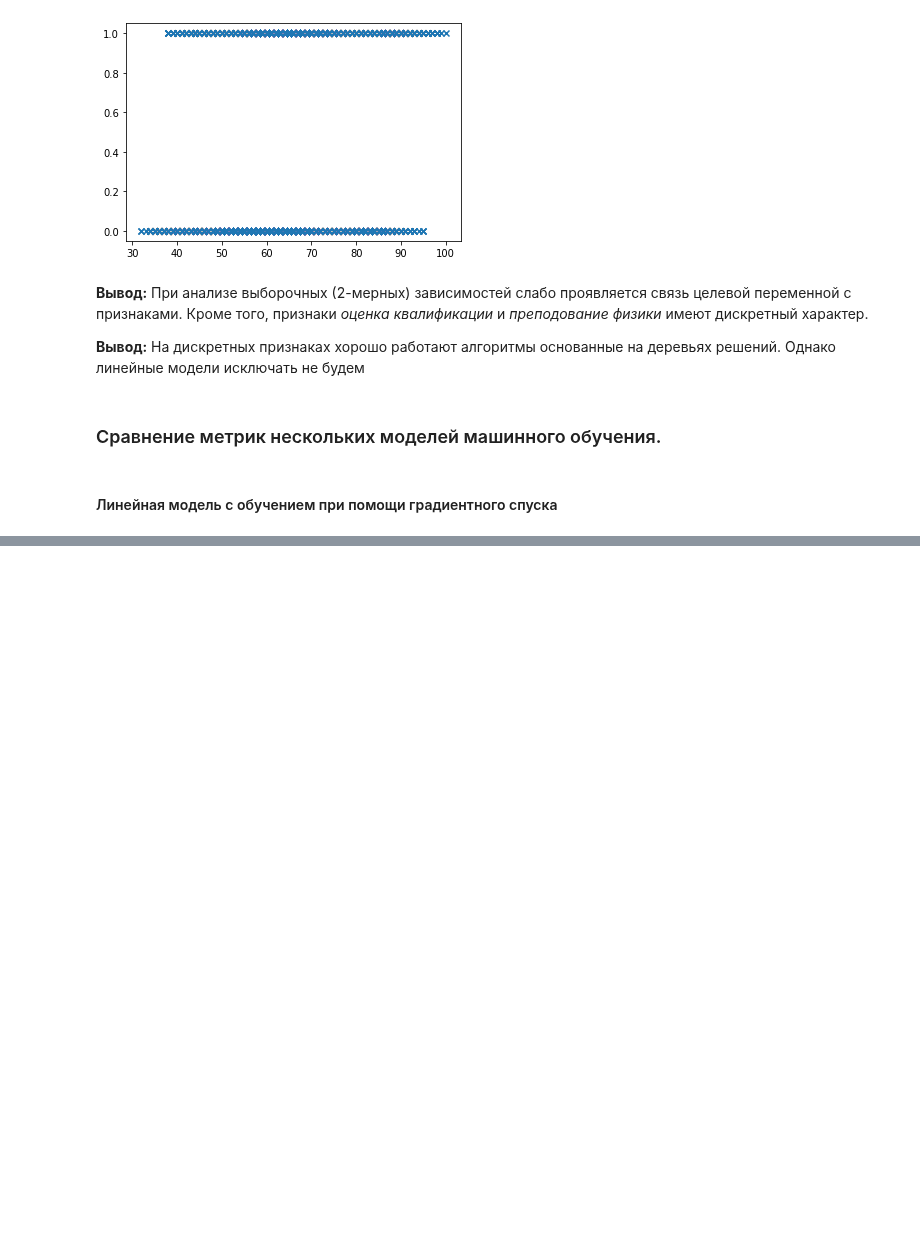
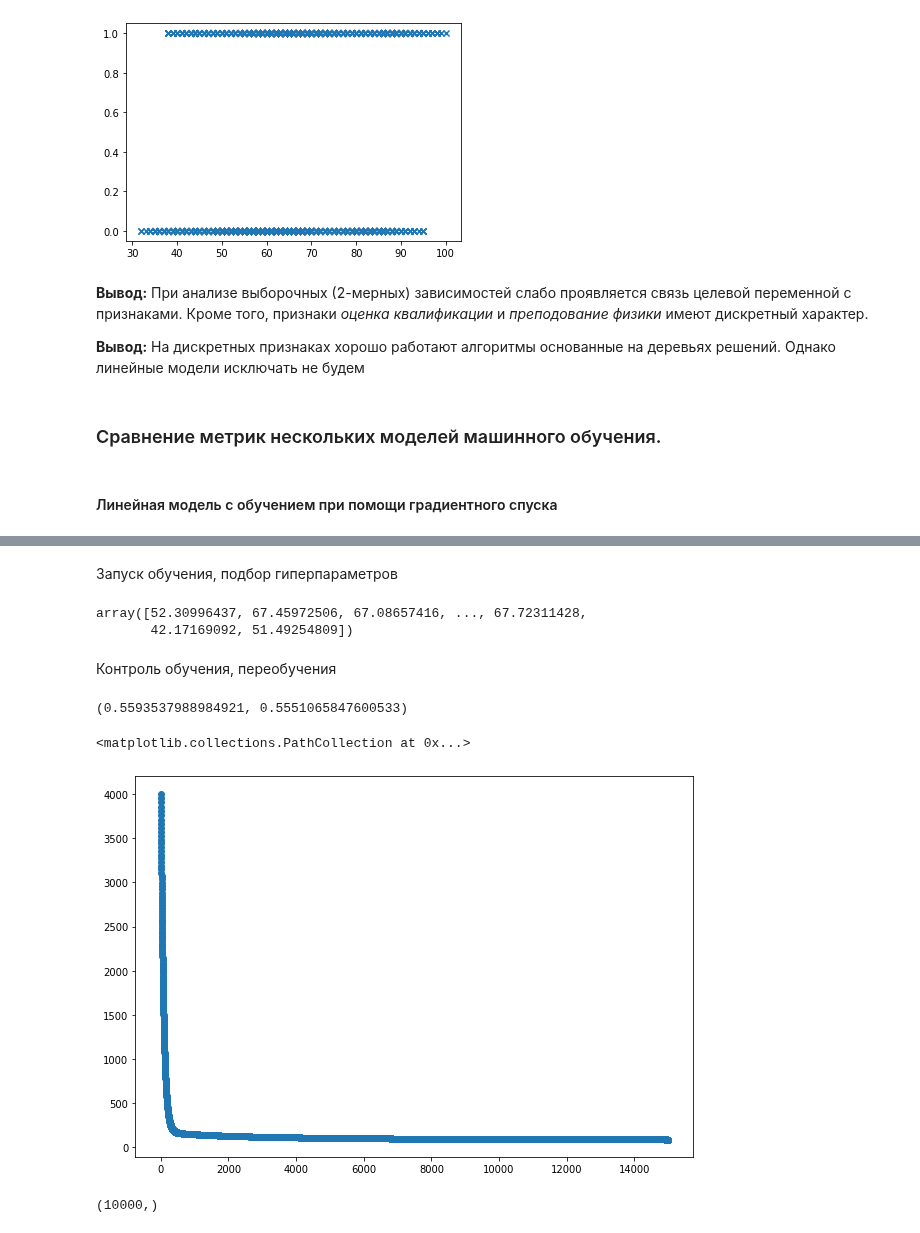
Before and after one commit to alex-chin/gb_data_analysis, a Jupyter notebook: project/math_exam.ipynb, the cells around one changed output, grey strips where cells are left out. Saved outputs shown, nothing was run; the diff lists cells and outputs as text; code cells hidden in the pictures; blank space fills up the shorter version.

```diff
--- a/project/math_exam.ipynb
+++ b/project/math_exam.ipynb
@@ -516,0 +498,8 @@ calc_mse(y_train.head(10), p)
+# %%
+train_df = pd.read_csv(TRAIN_DATASET_PATH)
+test_df = pd.read_csv(TEST_DATASET_PATH)
+
+X = train_df.drop(columns=TARGET_NAME)
+y = train_df[TARGET_NAME]
+
+X_train, X_valid, y_train, y_valid = train_test_split(X, y, test_size=0.33, random_state=13)
@@ -516,0 +508,9 @@ calc_mse(y_train.head(10), p)
+# %%
+preprocessor = DataPreprocessing()
+preprocessor.fit(X_train)
+
+X_train = preprocessor.transform(X_train)
+X_valid = preprocessor.transform(X_valid)
+test_df = preprocessor.transform(test_df)
+
+X_train.shape, X_valid.shape, test_df.shape
@@ -516,0 +526,4 @@ calc_mse(y_train.head(10), p)
+# %%
+X_train = X_train[SELECTED_FEATURE_NAMES]
+X_valid = X_valid[SELECTED_FEATURE_NAMES]
+test_df = test_df[SELECTED_FEATURE_NAMES]
@@ -516,0 +546,26 @@ calc_mse(y_train.head(10), p)
+# %% [markdown]
+Запуск обучения, подбор гиперпараметров
+# %%
+loggd = LogGD(iteration=15000, alpha=1e-4)
+loggd.fit(X_train, y_train)
+loggd.predict(X_valid)
+# %% [output]
+array([52.30996437, 67.45972506, 67.08657416, ..., 67.72311428,
+       42.17169092, 51.49254809])
+# %% [markdown]
+Контроль обучения, переобучения
+# %%
+r2(y_train, loggd.predict(X_train)), r2(y_valid, loggd.predict(X_valid))
+# %% [output]
+(0.5593537988984921, 0.5551065847600533)
+# %%
+plt.figure(figsize=(10, 7))
+plt.scatter(list(range(0, loggd.iteration)), loggd.Err)
+# %% [output]
+<matplotlib.collections.PathCollection at 0x...>
+[figure, added]
+# %%
+prediction = loggd.predict(test_df)
+prediction.shape
+# %% [output]
+(10000,)
```
Also changed, not shown: parts of 31 cells of this notebook.
